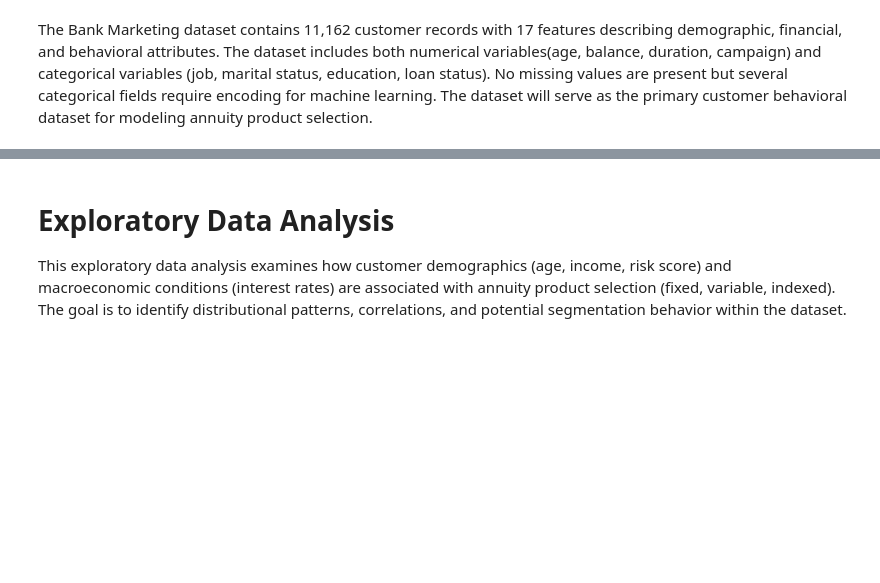
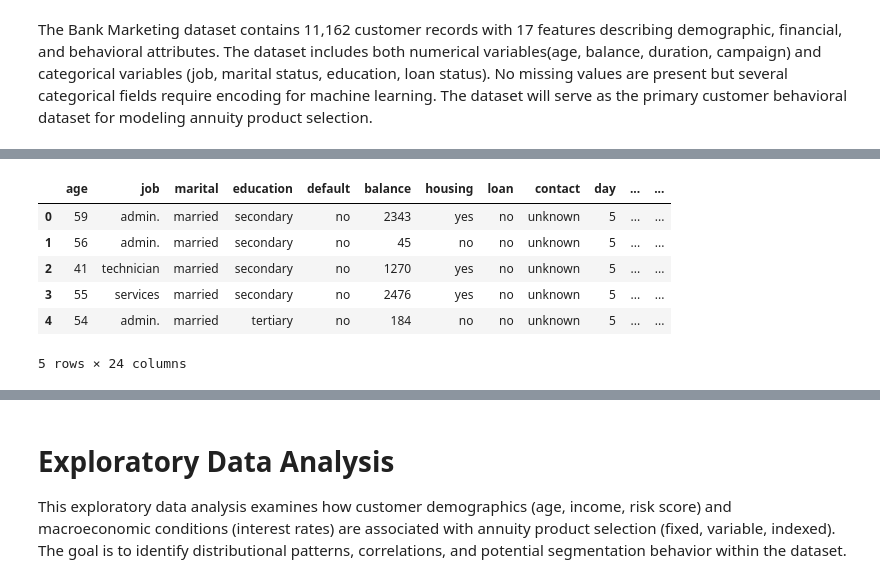
Before and after one commit to IT4063C-Spring26/final-project-slaibne, a Jupyter notebook: source.ipynb, the cells around one changed output, grey strips where cells are left out. Cells and saved outputs as stored; diff of their text form; code cells hidden in the pictures; blank space fills up the shorter version.

```diff
--- a/source.ipynb
+++ b/source.ipynb
@@ -248,0 +294,23 @@ bank_df["income_proxy"] = bank_df["balance"] # Annuity dataset wealth proxy
+# %%
+base["year"] = np.random.choice(list(annual_rates.keys()), size=len(base))
+base["interest_rate"] = base["year"].map(annual_rates)
+# %%
+rate_min = base["interest_rate"].min()
+rate_max = base["interest_rate"].max()
+
+base["rate_scaled"] = (base["interest_rate"] - rate_min) / (rate_max - rate_min)
+# %%
+base["macro_adjustment"] = 0.9 +(base["rate_scaled"] * 0.2)
+# %%
+base["income"] = (base["base_income"] * base["macro_adjustment"] +
+                  np.random.normal(0, 10000, len(base))).clip(20000, 200000)
+
+base.head()
+# %% [output]
+|  | age | job | marital | education | default | balance | housing | loan | contact | day | ... | ... |
+| 0 | 59 | admin. | married | secondary | no | 2343 | yes | no | unknown | 5 | ... | ... |
+| 1 | 56 | admin. | married | secondary | no | 45 | no | no | unknown | 5 | ... | ... |
+| 2 | 41 | technician | married | secondary | no | 1270 | yes | no | unknown | 5 | ... | ... |
+| 3 | 55 | services | married | secondary | no | 2476 | yes | no | unknown | 5 | ... | ... |
+| 4 | 54 | admin. | married | tertiary | no | 184 | no | no | unknown | 5 | ... | ... |
+5 rows × 24 columns
```
Also changed, not shown: parts of 15 cells of this notebook, 3 other files.
